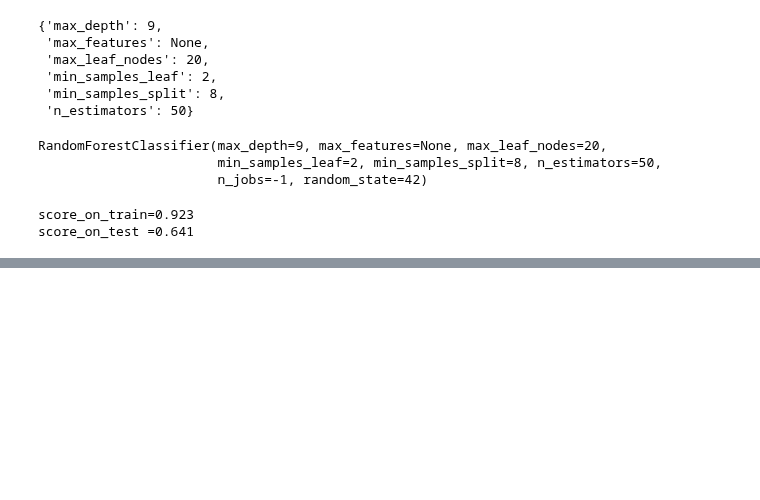
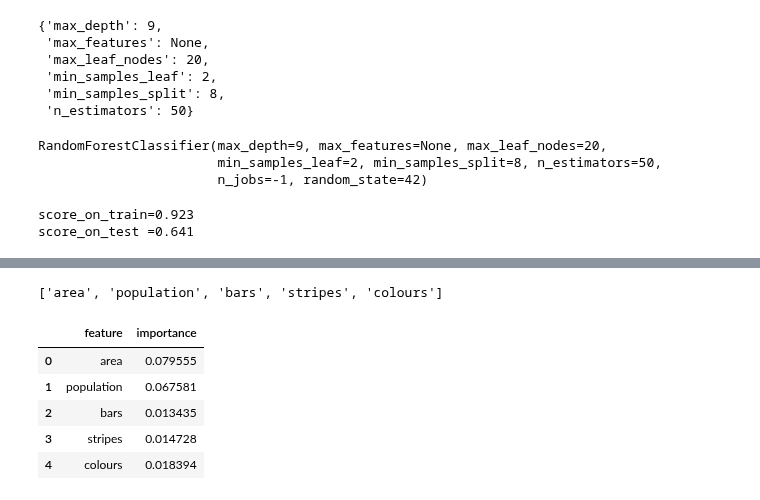
Before and after one commit to desve/AML-54, a Jupyter notebook: 16 Лабораторная работа по курсу/16 Homework_.ipynb, the cells around one changed output, grey strips where cells are left out. Cells and saved outputs as stored; diff of their text form; code cells hidden in the pictures; blank space fills up the shorter version.

```diff
--- a/16 Лабораторная работа по курсу/16 Homework_.ipynb
+++ b/16 Лабораторная работа по курсу/16 Homework_.ipynb
@@ -541,0 +553,17 @@ score_on_test =0.641
+# %%
+# построим список наших признаков
+feature_list = list(X_train_random.columns)
+feature_list[:5]
+# %% [output]
+['area', 'population', 'bars', 'stripes', 'colours']
+# %%
+# соберем df из feature и importance
+feature_importance = pd.DataFrame({'feature':feature_list, 'importance':importances})
+feature_importance.head()
+# %% [output]
+|  | feature | importance |
+| 0 | area | 0.079555 |
+| 1 | population | 0.067581 |
+| 2 | bars | 0.013435 |
+| 3 | stripes | 0.014728 |
+| 4 | colours | 0.018394 |
```
Also changed, not shown: parts of 3 cells of this notebook.
